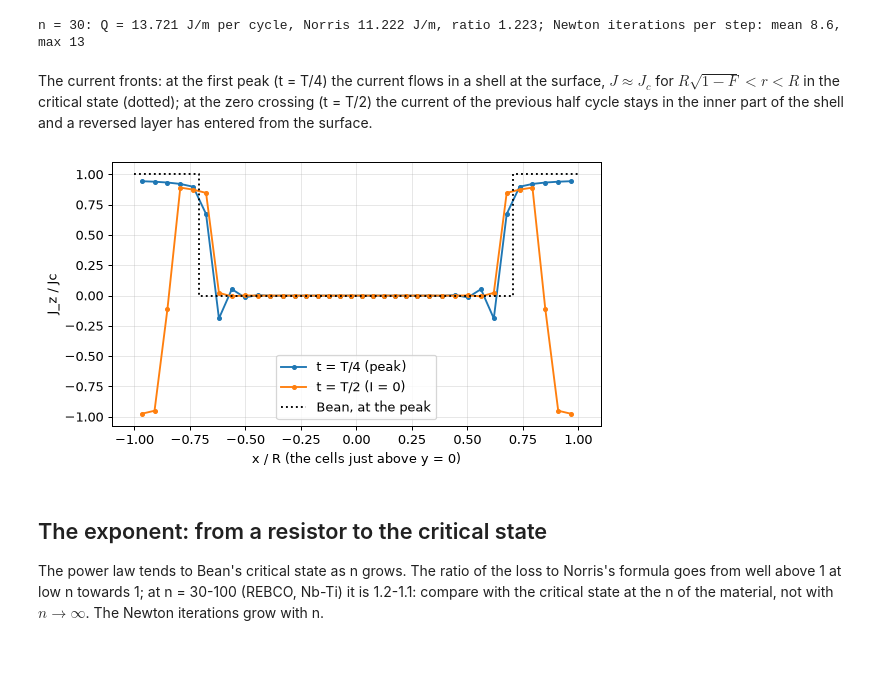
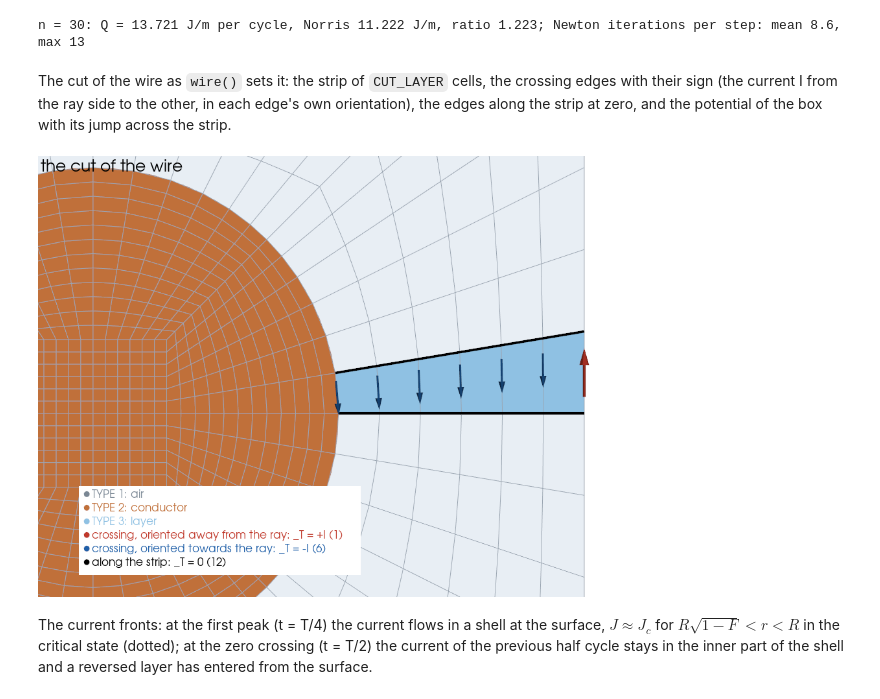
Before and after one commit to AlbertoBittes/pyTEC3D, a Jupyter notebook: docs/tutorials/tutorial_superconductors.ipynb, the cells around one changed output. Drawn from its saved outputs; the diff is of its cells as text; code cells hidden in the pictures; blank space fills up the shorter version.

```diff
--- a/docs/tutorials/tutorial_superconductors.ipynb
+++ b/docs/tutorials/tutorial_superconductors.ipynb
@@ -180,23 +183,30 @@ print(f"n = 30: Q = {w30['Q']:.3f} J/m per cycle, Norris {norris(F):.3f} J/m, ra
 # %% [output]
 n = 30: Q = 13.721 J/m per cycle, Norris 11.222 J/m, ratio 1.223; Newton iterations per step: mean 8.6, max 13
 # %% [markdown]
-The current fronts: at the first peak (t = T/4) the current flows in a shell at the surface, $J\approx J_c$ for
-$R\sqrt{1-F}<r<R$ in the critical state (dotted); at the zero crossing (t = T/2) the current of the previous half
-cycle stays in the inner part of the shell and a reversed layer has entered from the surface.
+The cut of the wire as ``wire()`` sets it: the strip of ``CUT_LAYER`` cells, the crossing edges with their sign (the
+current I from the ray side to the other, in each edge's own orientation), the edges along the strip at zero, and the
+potential of the box with its jump across the strip.
 # %%
-fig, ax = plt.subplots(figsize=(7, 3.8))
-for step, label in ((PER_CYCLE // 4, "t = T/4 (peak)"), (PER_CYCLE // 2, "t = T/2 (I = 0)")):
-    x, j = w30["profiles"][step]
-    ax.plot(x, j, "o-", ms=3, label=label)
-r_front = np.sqrt(1 - F)
-ax.plot([-1, -r_front, -r_front, r_front, r_front, 1], [1, 1, 0, 0, 1, 1], "k:", label="Bean, at the peak")
-ax.set_xlabel("x / R (the cells just above y = 0)"); ax.set_ylabel("J_z / Jc"); ax.grid(alpha=0.3); ax.legend(); plt.show()
+solver = new_solver("wire_2D_tphi", "look.log")
+grid = solver.model.mesh
+xyz = meshes.points(grid)
+on_ray = np.isclose(xyz[:, 1], 0.0) & (xyz[:, 0] > 0.0)
+selection.select(grid, "TYPE", 3, location="elem")
+mids, start, end = tree_gauge.edges(grid, selection.selected_ids(grid, "elem"))
+cross = on_ray[start] != on_ray[end]
+plus = cross & on_ray[start]
+minus = cross & ~on_ray[start]
+(view(grid, regions={1: "air", 2: "conductor", 3: "layer"})
+ .edges(start[plus], end[plus], "#c0392b", "crossing, oriented away from the ray: _T = +I", arrows=True)
+ .edges(start[minus], end[minus], "#1f5fa8", "crossing, oriented towards the ray: _T = -I", arrows=True)
+ .edges(start[~cross], end[~cross], "black", "along the strip: _T = 0", width=4)
+ .show("the cut of the wire", bounds=(0.8, 2.05, -0.45, 0.75, 0, 0)))
+with quietly():
+    solver.close()
 # %% [output]
-[figure, old version]
+[figure, new version]
 # %% [markdown]
-## The exponent: from a resistor to the critical state
-
-The power law tends to Bean's critical state as n grows. The ratio of the loss to Norris's formula goes from well
-above 1 at low n towards 1; at n = 30-100 (REBCO, Nb-Ti) it is 1.2-1.1: compare with the critical state at the n of
-the material, not with $n\to\infty$. The Newton iterations grow with n.
+The current fronts: at the first peak (t = T/4) the current flows in a shell at the surface, $J\approx J_c$ for
+$R\sqrt{1-F}<r<R$ in the critical state (dotted); at the zero crossing (t = T/2) the current of the previous half
+cycle stays in the inner part of the shell and a reversed layer has entered from the surface.
 # %%
```
Also changed, not shown: parts of 15 cells of this notebook, 37 other files.
